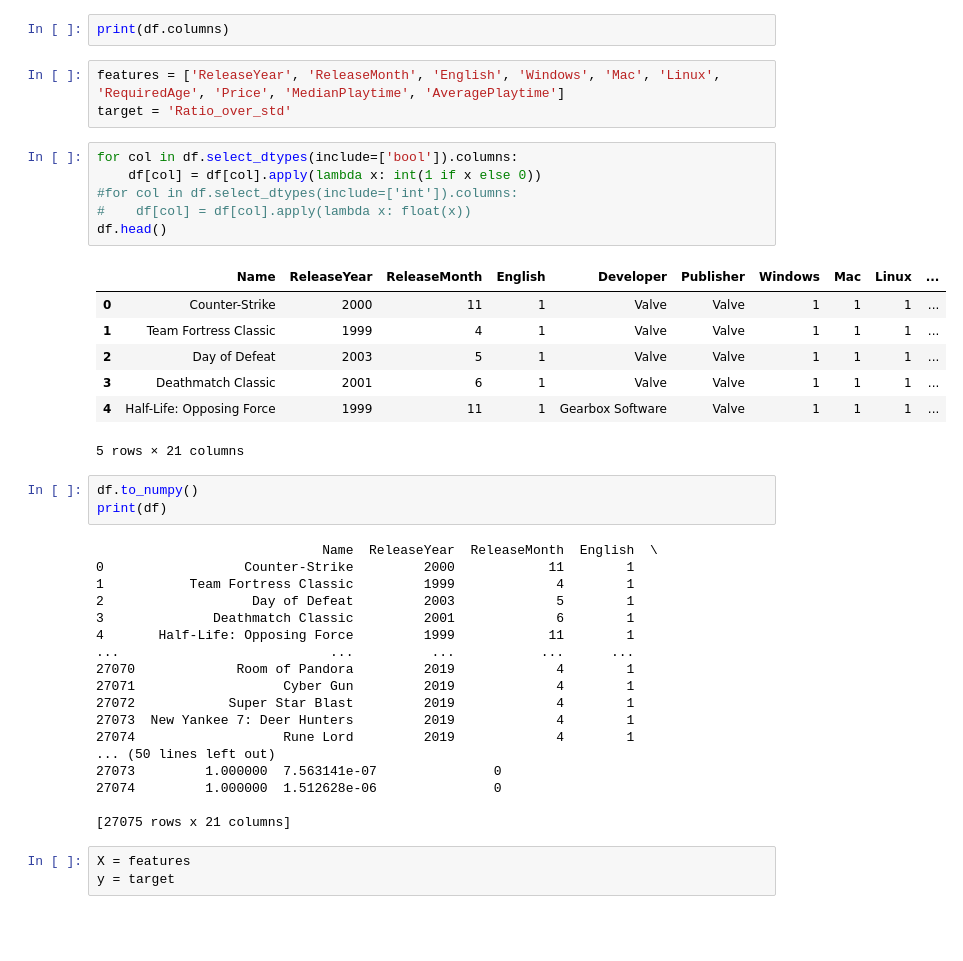
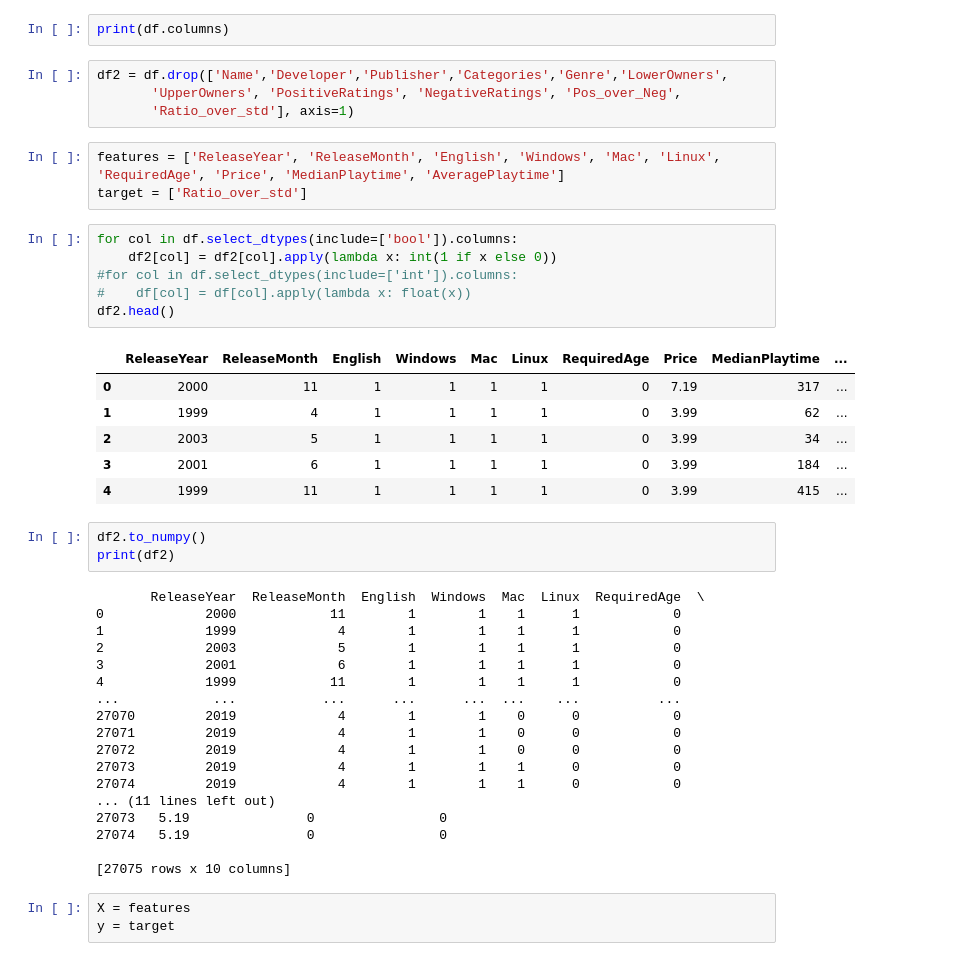
Before and after one commit to acpedersen/Project-2---Steam-Game-Rating-Predictions, a Jupyter notebook: SteamGames.ipynb, the cells around one changed output. Cells and saved outputs as stored; diff of their text form; blank space fills up the shorter version.

```diff
--- a/SteamGames.ipynb
+++ b/SteamGames.ipynb
@@ -130,44 +130,47 @@ plt.xlabel('On Linux?')
 plt.ylabel('(Positive/Negative) Rating')
 # %%
 print(df.columns)
+# %%
+df2 = df.drop(['Name','Developer','Publisher','Categories','Genre','LowerOwners',
+       'UpperOwners', 'PositiveRatings', 'NegativeRatings', 'Pos_over_Neg',
+       'Ratio_over_std'], axis=1)
 # %%
 features = ['ReleaseYear', 'ReleaseMonth', 'English', 'Windows', 'Mac', 'Linux', 'RequiredAge', 'Price', 'MedianPlaytime', 'AveragePlaytime']
-target = 'Ratio_over_std'
+target = ['Ratio_over_std']
 # %%
 for col in df.select_dtypes(include=['bool']).columns:
-    df[col] = df[col].apply(lambda x: int(1 if x else 0))
+    df2[col] = df2[col].apply(lambda x: int(1 if x else 0))
 #for col in df.select_dtypes(include=['int']).columns:
 #    df[col] = df[col].apply(lambda x: float(x))
-df.head()
+df2.head()
 # %% [output]
-|  | Name | ReleaseYear | ReleaseMonth | English | Developer | Publisher | Windows | Mac | Linux | ... |
-| 0 | Counter-Strike | 2000 | 11 | 1 | Valve | Valve | 1 | 1 | 1 | ... |
-| 1 | Team Fortress Classic | 1999 | 4 | 1 | Valve | Valve | 1 | 1 | 1 | ... |
-| 2 | Day of Defeat | 2003 | 5 | 1 | Valve | Valve | 1 | 1 | 1 | ... |
-| 3 | Deathmatch Classic | 2001 | 6 | 1 | Valve | Valve | 1 | 1 | 1 | ... |
-| 4 | Half-Life: Opposing Force | 1999 | 11 | 1 | Gearbox Software | Valve | 1 | 1 | 1 | ... |
+|  | ReleaseYear | ReleaseMonth | English | Windows | Mac | Linux | RequiredAge | Price | MedianPlaytime | ... |
+| 0 | 2000 | 11 | 1 | 1 | 1 | 1 | 0 | 7.19 | 317 | ... |
+| 1 | 1999 | 4 | 1 | 1 | 1 | 1 | 0 | 3.99 | 62 | ... |
+| 2 | 2003 | 5 | 1 | 1 | 1 | 1 | 0 | 3.99 | 34 | ... |
+| 3 | 2001 | 6 | 1 | 1 | 1 | 1 | 0 | 3.99 | 184 | ... |
+| 4 | 1999 | 11 | 1 | 1 | 1 | 1 | 0 | 3.99 | 415 | ... |
-5 rows × 21 columns
 # %%
-df.to_numpy()
-print(df)
+df2.to_numpy()
+print(df2)
 # %% [output]
-                             Name  ReleaseYear  ReleaseMonth  English  \
-0                  Counter-Strike         2000            11        1
-1           Team Fortress Classic         1999             4        1
-2                   Day of Defeat         2003             5        1
-3              Deathmatch Classic         2001             6        1
-4       Half-Life: Opposing Force         1999            11        1
-...                           ...          ...           ...      ...
-27070             Room of Pandora         2019             4        1
-27071                   Cyber Gun         2019             4        1
-27072            Super Star Blast         2019             4        1
-27073  New Yankee 7: Deer Hunters         2019             4        1
-27074                   Rune Lord         2019             4        1
-... (50 lines left out)
-27073         1.000000  7.563141e-07               0
-27074         1.000000  1.512628e-06               0
+       ReleaseYear  ReleaseMonth  English  Windows  Mac  Linux  RequiredAge  \
+0             2000            11        1        1    1      1            0
+1             1999             4        1        1    1      1            0
+2             2003             5        1        1    1      1            0
+3             2001             6        1        1    1      1            0
+4             1999            11        1        1    1      1            0
+...            ...           ...      ...      ...  ...    ...          ...
+27070         2019             4        1        1    0      0            0
+27071         2019             4        1        1    0      0            0
+27072         2019             4        1        1    0      0            0
+27073         2019             4        1        1    1      0            0
+27074         2019             4        1        1    1      0            0
+... (11 lines left out)
+27073   5.19               0                0
+27074   5.19               0                0
 
-[27075 rows x 21 columns]
+[27075 rows x 10 columns]
 # %%
 X = features
 y = target
```
Also changed, not shown: parts of 9 cells of this notebook.
